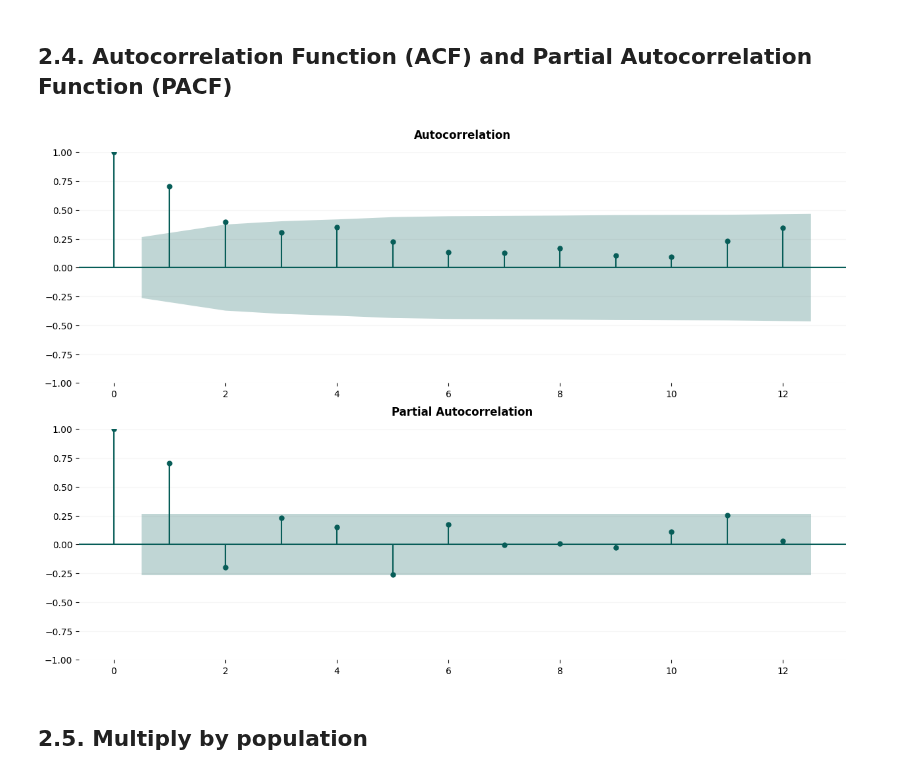
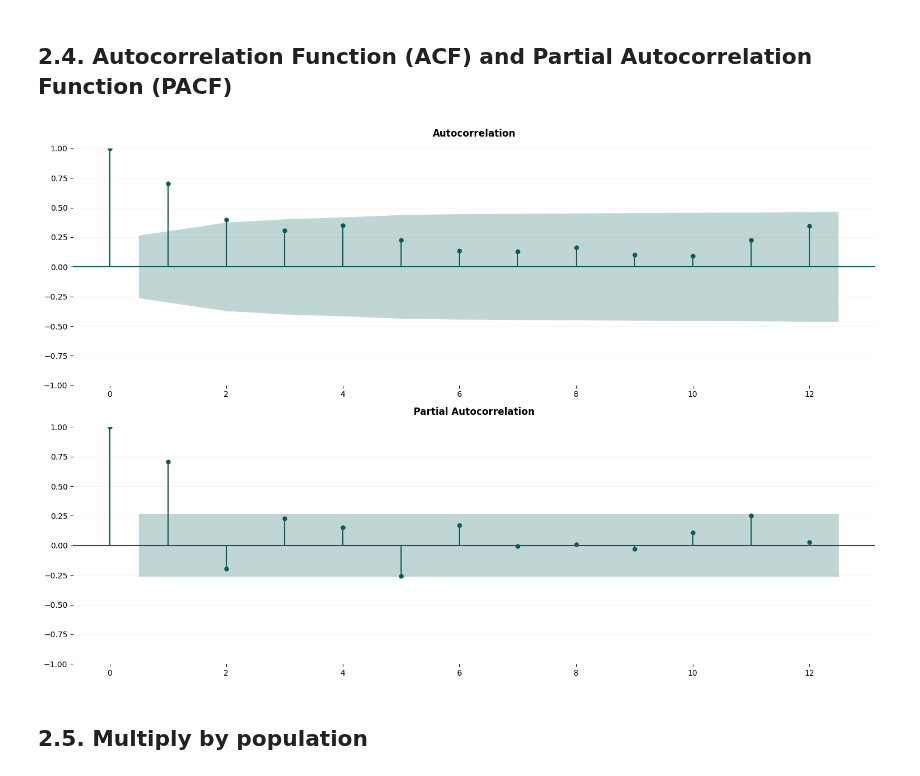
Before and after one commit to SNEE-ICS/PrimaryCareDemandAndCapacity, a Jupyter notebook: notebooks/2a_NumAppointments_forecast.ipynb, the cells around one changed output. Saved outputs shown, nothing was run; the diff lists cells and outputs as text; code cells hidden in the pictures.

```diff
--- a/notebooks/2a_NumAppointments_forecast.ipynb
+++ b/notebooks/2a_NumAppointments_forecast.ipynb
@@ -238,11 +270,13 @@ plt.show()
 # %%
 # Plot ACF and PACF
 fig, ax = plt.subplots(2, 1, figsize=(15, 10))
 plot_acf(monthly_appts_df['AVG_APPTS_PER_WORKING_DAY'], lags=12, ax=ax[0])
 plot_pacf(monthly_appts_df['AVG_APPTS_PER_WORKING_DAY'], lags=12, ax=ax[1])
+plt.tight_layout()
+plt.savefig(f"{plot_counter.plot_name}.png")
 plt.show()
 # %% [output]
-[figure, old version]
+[figure, new version]
 # %% [markdown]
 ## 2.5. Multiply by population
 # %%
```
Also changed, not shown: parts of 5 cells of this notebook, 1 other file.
